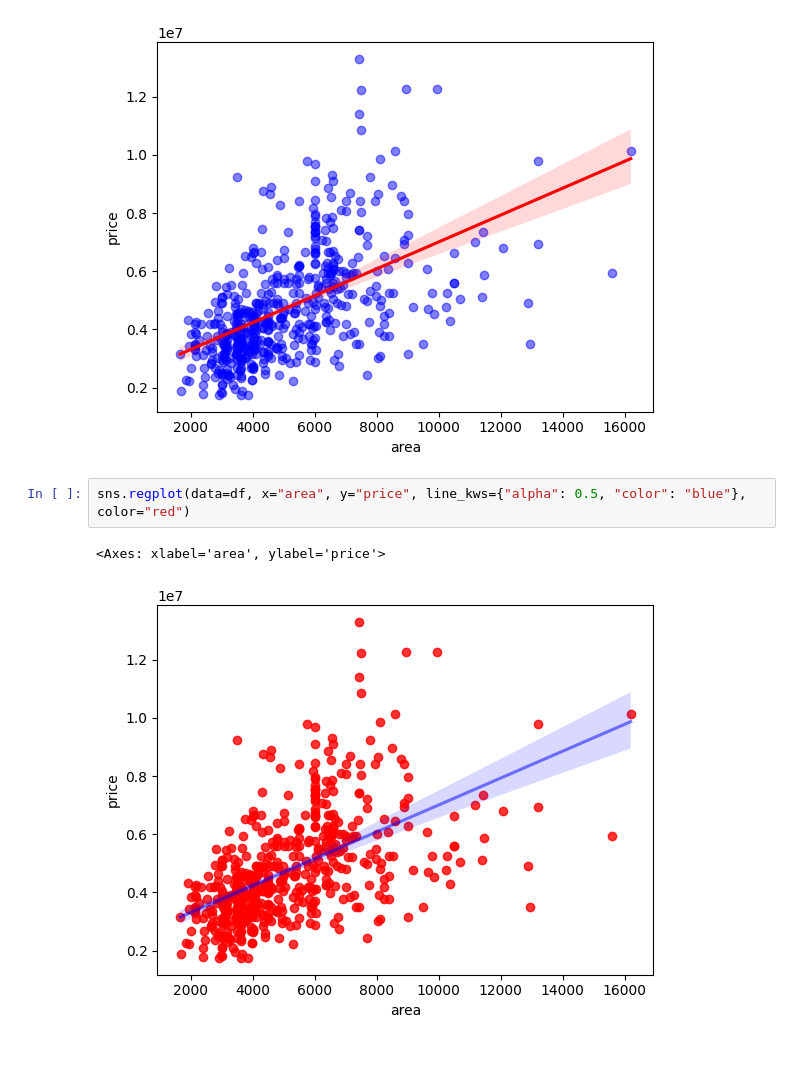
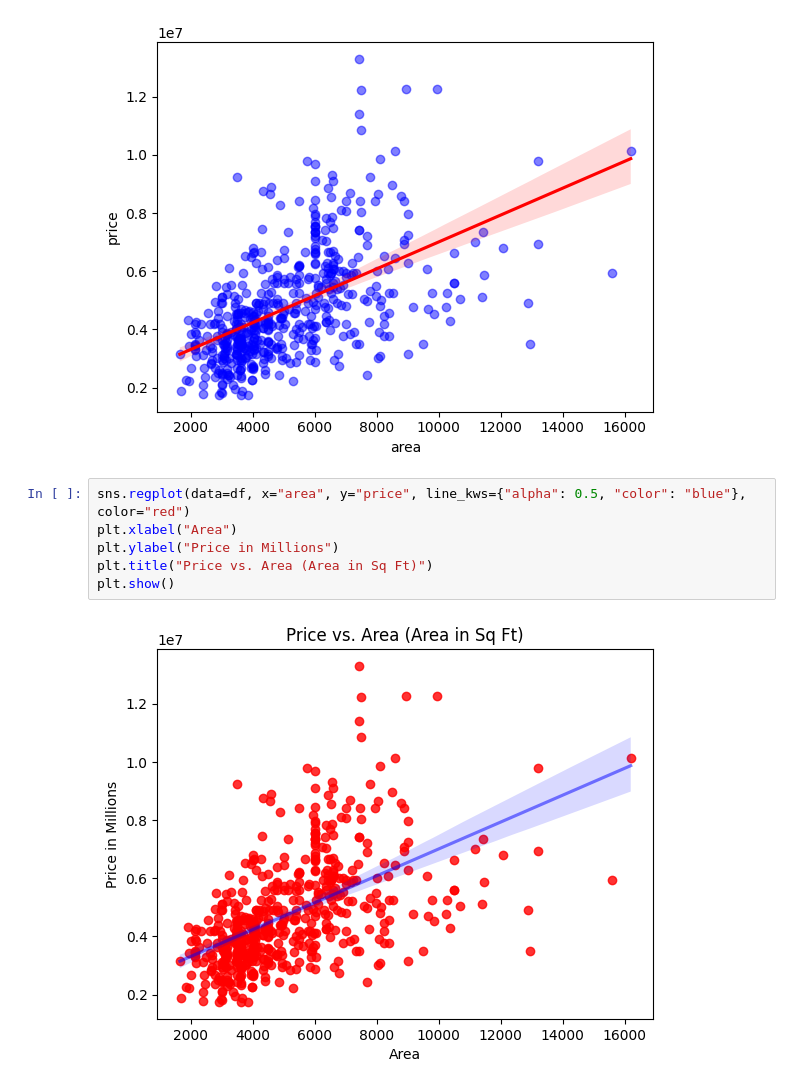
Before and after one commit to stevehaworth02/ml-journey, a Jupyter notebook: projects/eda.ipynb, the cells around one changed output. Saved outputs shown, nothing was run; the diff lists cells and outputs as text; blank space fills up the shorter version.

```diff
--- a/projects/eda.ipynb
+++ b/projects/eda.ipynb
@@ -91,7 +91,10 @@ sns.regplot(data=df, x="area", y="price", scatter_kws={"alpha": 0.5, "color": "b
 [figure]
 # %%
 sns.regplot(data=df, x="area", y="price", line_kws={"alpha": 0.5, "color": "blue"}, color="red")
+plt.xlabel("Area")
+plt.ylabel("Price in Millions")
+plt.title("Price vs. Area (Area in Sq Ft)")
+plt.show()
 # %% [output]
-<Axes: xlabel='area', ylabel='price'>
-[figure, old version]
+[figure, new version]
 # %%
```
Also changed, not shown: parts of 3 cells of this notebook.
